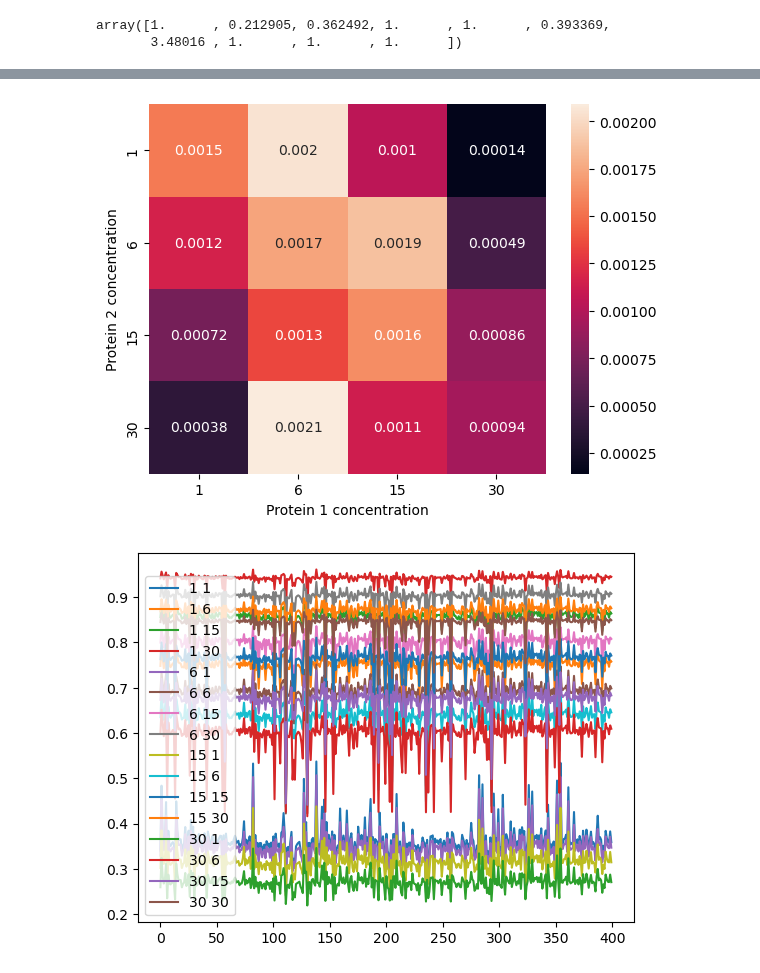
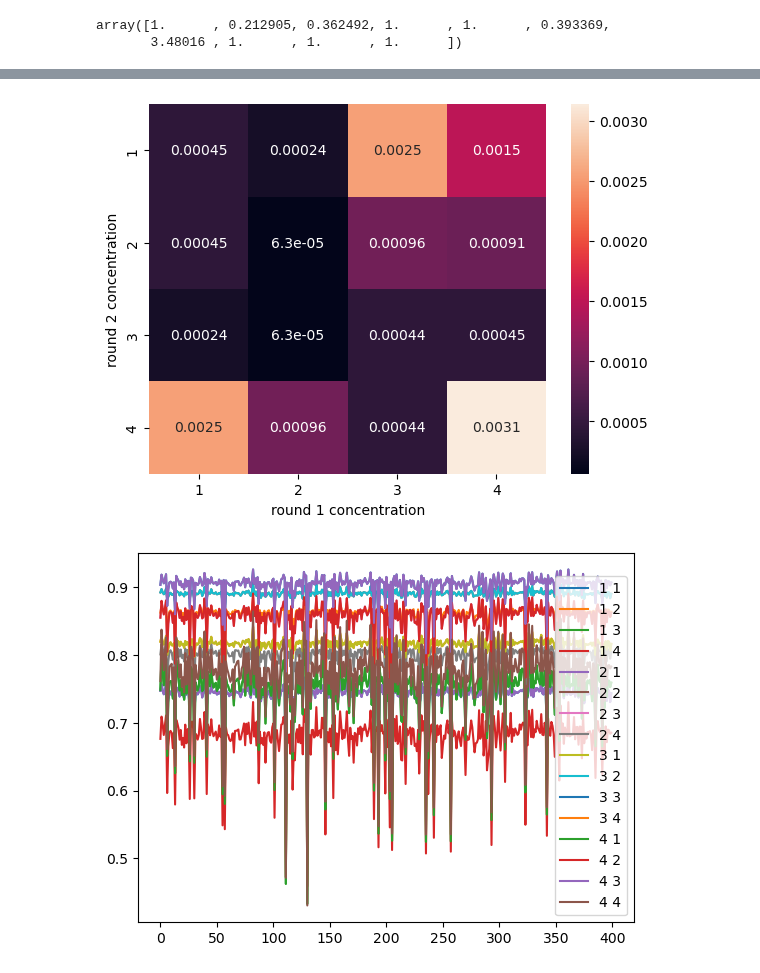
Before and after one commit to JoshuaGensel/MIME_ML, a Jupyter notebook: src/simFiles/deepModelTest.ipynb, the cells around one changed output, grey strips where cells are left out. Drawn from its saved outputs; the diff is of its cells as text; code cells hidden in the pictures.

Commit message:
onehot protein identifier

```diff
--- a/src/simFiles/deepModelTest.ipynb
+++ b/src/simFiles/deepModelTest.ipynb
@@ -187,3 +187,27 @@ kds[0:10]
 # %% [output]
 array([1.      , 0.212905, 0.362492, 1.      , 1.      , 0.393369,
        3.48016 , 1.      , 1.      , 1.      ])
+# %%
+predictionsZeroConc = []
+prediction_example = np.zeros(len(kds)+8)
+for i in range(8, len(kds)+8):
+    current_prediction_example = prediction_example.copy()
+    current_prediction_example[i] = 1
+    current_prediction_example = torch.from_numpy(current_prediction_example).float()
+    current_prediction_example = current_prediction_example.to(device)
+    #output binding probability and append list for given protein concentration combination
+    with torch.no_grad():
+        output = model(current_prediction_example)
+        predictionsZeroConc.append(output.item())
+
+predictionsOneConc = []
+prediction_example = np.zeros(len(kds)+8)
+for i in range(8, len(kds)+8):
+    current_prediction_example = prediction_example.copy()
+    current_prediction_example[i] = 1
+    current_prediction_example = torch.from_numpy(current_prediction_example).float()
+    current_prediction_example = current_prediction_example.to(device)
+    #output binding probability and append list for given protein concentration combination
+    with torch.no_grad():
+        output = model(current_prediction_example)
+        predictionsOneConc.append(output.item())
@@ -193,20 +249,20 @@ array([1.      , 0.212905, 0.362492, 1.      , 1.      , 0.393369,
 #initialize dictionary to store inferred probabilities
 inferred_probs = {}
 
-proteinConcentrations = [1,6,15,30]
+proteinConcentrations = [1,2,3,4]
 
 #loop over protein concentrations
 for protConc1 in proteinConcentrations:
     for protConc2 in proteinConcentrations:
         #create prediction example for current protein concentration combination and zeros for all kd values
-        prediction_example = np.zeros((1, len(kds)))
+        prediction_example = np.zeros((1, len(kds)+6))
         #insert protein concentration values at position 1 and 2
-        prediction_example = np.insert(prediction_example, 0, protConc1)
-        prediction_example = np.insert(prediction_example, 1, protConc2)
+        prediction_example = np.insert(prediction_example, protConc2, 1)
+        prediction_example = np.insert(prediction_example, protConc1, 1)
 
         #loop to set each position to 1 and infer probability
         predictions = []
-        for i in range(2, len(kds)+2):
+        for i in range(8, len(kds)+8):
             current_prediction_example = prediction_example.copy()
             current_prediction_example[i] = 1
             current_prediction_example = torch.from_numpy(current_prediction_example).float()
@@ -226,17 +282,17 @@ for protConc1 in proteinConcentrations:
 # %%
 #plot variance of inferred probabilities for each protein concentration combination
 sns.heatmap(np.array(variances).reshape(4,4), annot=True, xticklabels=proteinConcentrations, yticklabels=proteinConcentrations)
-plt.xlabel('Protein 1 concentration')
-plt.ylabel('Protein 2 concentration')
+plt.xlabel('round 1 concentration')
+plt.ylabel('round 2 concentration')
 plt.show()
 # %% [output]
-[figure, old version]
+[figure, new version]
 # %%
 #plot inferred probabilities for each protein concentration combination
 for protConc1 in proteinConcentrations:
     for protConc2 in proteinConcentrations:
         sns.lineplot(x=range(len(inferred_probs[(protConc1, protConc2)])), y=inferred_probs[(protConc1, protConc2)], label='{} {}'.format(protConc1, protConc2))
 # %% [output]
-[figure, old version]
+[figure, new version]
 # %%
 #plot predictions of highest variance protein concentration combination vs kd values
```
Also changed, not shown: parts of 11 cells of this notebook, 2 other files.
